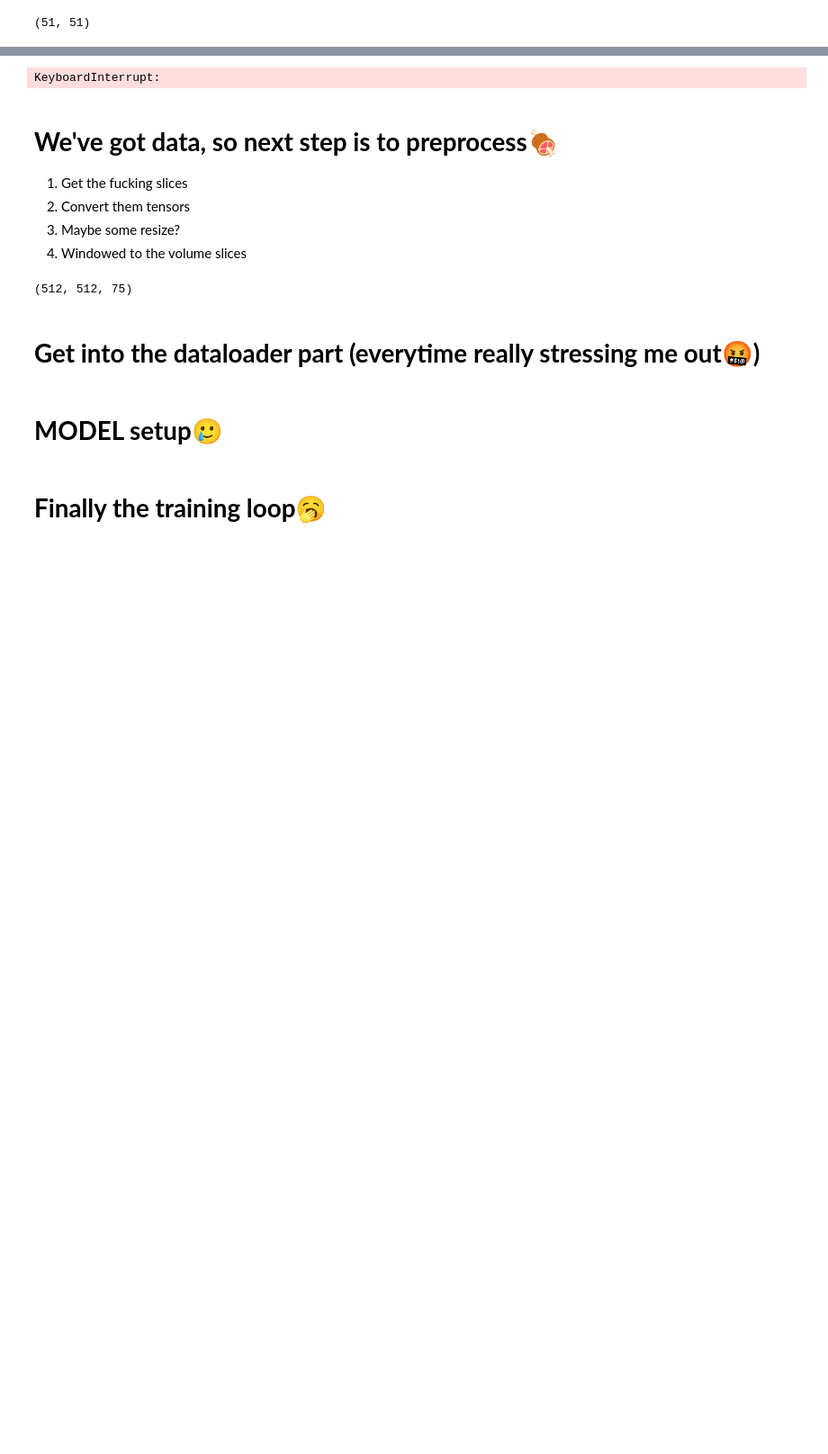
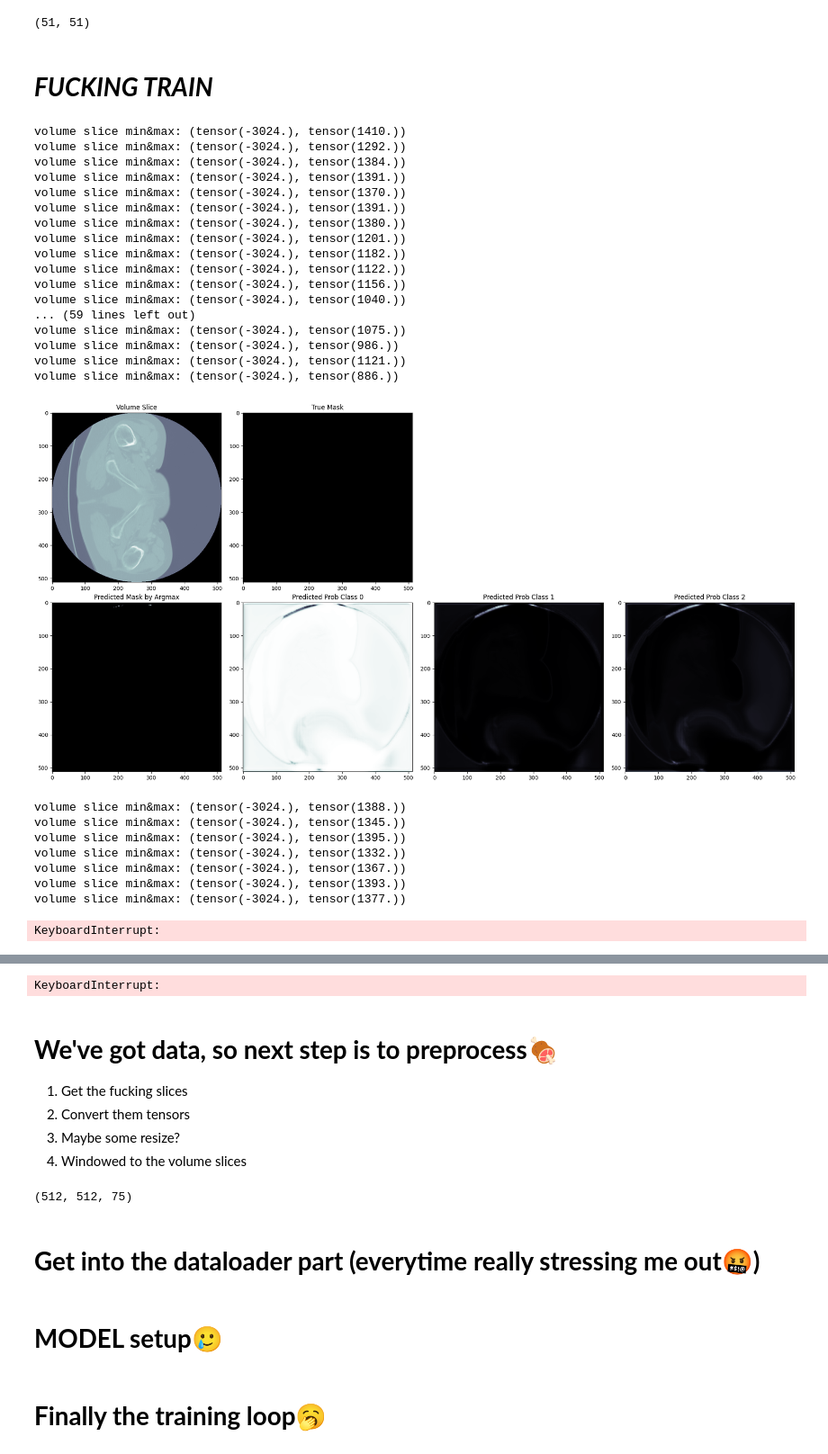
Before and after one commit to lgy112112/Fastai_LiverTumor_Segmentation_Tutorial, a Jupyter notebook: TensorVer_FuckingLiverTumorSeg.ipynb, the cells around one changed output, grey strips where cells are left out. Shown at 90% size. Cells and saved outputs as stored; diff of their text form; code cells hidden in the pictures; blank space fills up the shorter version.

Commit message:
Still not working on predicting. Model not actually learning.

```diff
--- a/TensorVer_FuckingLiverTumorSeg.ipynb
+++ b/TensorVer_FuckingLiverTumorSeg.ipynb
@@ -327,6 +323,7 @@ import torch
 from torch.utils.data import Dataset, DataLoader
 import nibabel as nib
 import numpy as np
+from fastai.losses import *
 
 class NIfTIDataset(Dataset):
     def __init__(self, volume_paths, mask_paths):
@@ -365,13 +362,88 @@ data_loader = DataLoader(dataset, batch_size=1, shuffle=False, num_workers=0)
 
 device = torch.device("cuda" if torch.cuda.is_available() else "cpu")
 # 定义模型，假设我们正在处理三个类别的分割：背景、肝脏、肿瘤
-model = smp.Unet(encoder_name="resnet34", encoder_weights="imagenet", in_channels=1, classes=3).to(device)
+model = smp.Unet(in_channels=1, classes=3).to(device)
 
 # 定义损失函数和优化器
 criterion = torch.nn.CrossEntropyLoss()
 optimizer = torch.optim.Adam(model.parameters(), lr=0.001)
 
 num_epochs = 5  # 假定训练5个epoch
+# %% [markdown]
+# ***FUCKING TRAIN***
+# %%
+from IPython.display import display
+from tqdm.notebook import tqdm
+import gc
+import torch
+from torch.autograd import Variable
+
+# 假设已定义 num_epochs, data_loader, device, model, criterion, optimizer
+for epoch in range(num_epochs):
+    total_loss = 0.0
+    with tqdm(enumerate(data_loader), total=len(data_loader), desc=f'Epoch {epoch+1}/{num_epochs}', leave=True) as outer_tqdm:
+        for batch_idx, (volume_slices, mask_slices) in outer_tqdm:
+            D = volume_slices.shape[-1]
+
+            with tqdm(range(D), desc='Processing slices', leave=False) as inner_tqdm:
+                for d in inner_tqdm:
+                    volume_slice = volume_slices[:, :, :, d].unsqueeze(1).to(device)
+                    print(f'volume slice min&max: {volume_slice.min(), volume_slice.max()}')
+
+                    # print(f'volume_slice shape: {volume_slice.shape}') # volume_slice shape: torch.Size([1, 1, 512, 512])
+                    mask_slice = mask_slices[:, :, :, d].to(device)  # mask_slice shape: torch.Size([1, 512, 512])
+                    # print(f'mask_slice shape: {mask_slice.shape}')
+                    # print(f'mask_slice unique value: {torch.unique(mask_slices)}')
+                    # print(f'mask_slice unique value: {torch.unique(mask_slice.long())}')
+                    optimizer.zero_grad()
+                    outputs = model(volume_slice) # torch.Size([1, 3, 512, 512])
+                    # print(f'outputs min&max: {outputs.min(), outputs.max()}')
+                    # print(f'outputs shape: {outputs.shape}')
+
+                    # 假设损失函数（如 CrossEntropyLoss）能直接处理类别索引形式的掩码
+                    loss = criterion(outputs, mask_slice.long())
+                    loss.backward()
+                    optimizer.step()
+
+                    total_loss += loss.item()
+                    inner_tqdm.set_postfix(loss=loss.item())
+
+
+            random_d = random.randint(0, D-1)
+
+            predict_and_visualize(model, volume_slices[:, :, :, random_d].unsqueeze(1).to(device), mask_slices[:, :, :, random_d].to(device))
+
+            avg_loss = total_loss / ((batch_idx + 1) * D)
+            outer_tqdm.set_postfix(avg_loss=avg_loss)
+
+print('Finished Training')
+# %% [output]
+volume slice min&max: (tensor(-3024.), tensor(1410.))
+volume slice min&max: (tensor(-3024.), tensor(1292.))
+volume slice min&max: (tensor(-3024.), tensor(1384.))
+volume slice min&max: (tensor(-3024.), tensor(1391.))
+volume slice min&max: (tensor(-3024.), tensor(1370.))
+volume slice min&max: (tensor(-3024.), tensor(1391.))
+volume slice min&max: (tensor(-3024.), tensor(1380.))
+volume slice min&max: (tensor(-3024.), tensor(1201.))
+volume slice min&max: (tensor(-3024.), tensor(1182.))
+volume slice min&max: (tensor(-3024.), tensor(1122.))
+volume slice min&max: (tensor(-3024.), tensor(1156.))
+volume slice min&max: (tensor(-3024.), tensor(1040.))
+... (59 lines left out)
+volume slice min&max: (tensor(-3024.), tensor(1075.))
+volume slice min&max: (tensor(-3024.), tensor(986.))
+volume slice min&max: (tensor(-3024.), tensor(1121.))
+volume slice min&max: (tensor(-3024.), tensor(886.))
+[figure, added]
+volume slice min&max: (tensor(-3024.), tensor(1388.))
+volume slice min&max: (tensor(-3024.), tensor(1345.))
+volume slice min&max: (tensor(-3024.), tensor(1395.))
+volume slice min&max: (tensor(-3024.), tensor(1332.))
+volume slice min&max: (tensor(-3024.), tensor(1367.))
+volume slice min&max: (tensor(-3024.), tensor(1393.))
+volume slice min&max: (tensor(-3024.), tensor(1377.))
+KeyboardInterrupt:
 # %%
 from IPython.display import display
 from tqdm.notebook import tqdm
```
Also changed, not shown: parts of 5 cells of this notebook.
